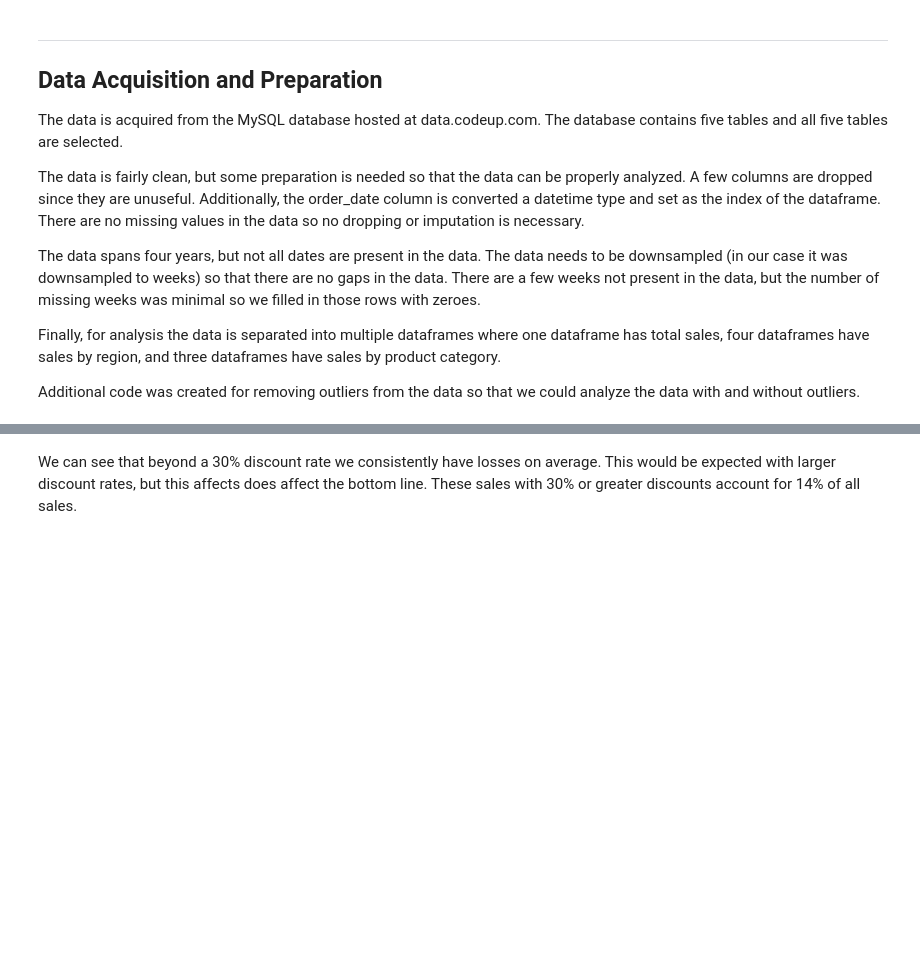
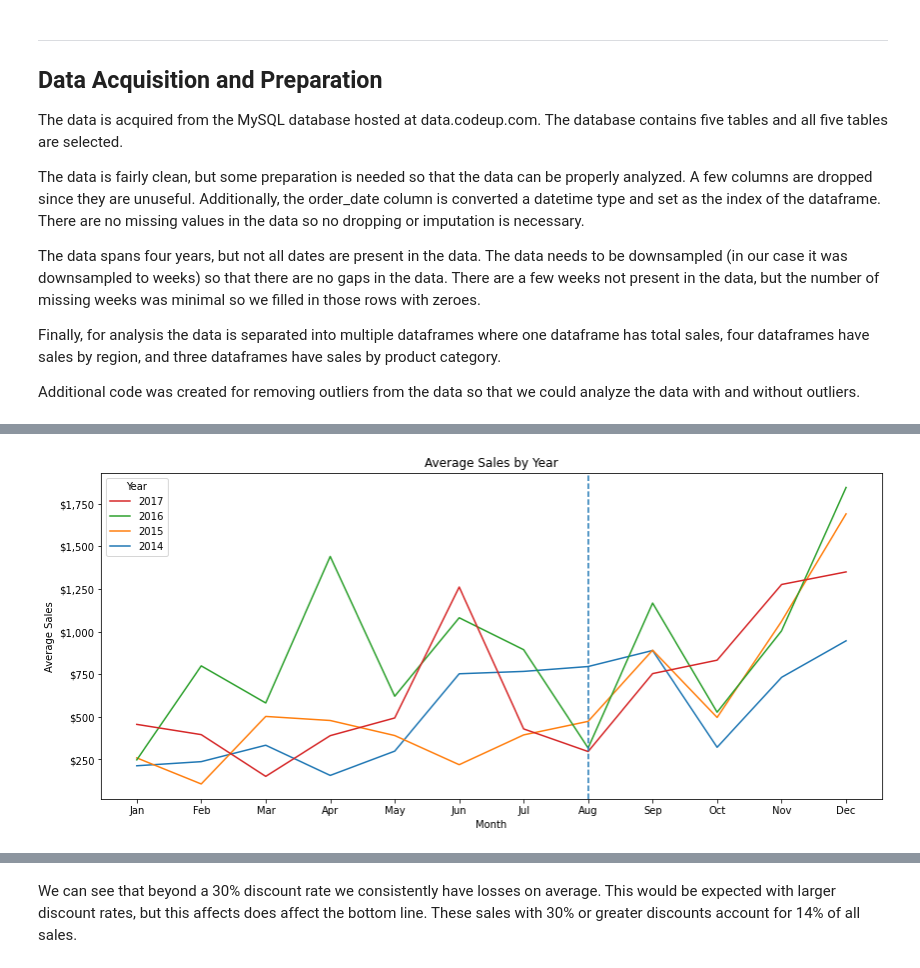
Before and after one commit to Innis-Superstore-Sales/time-series-project, a Jupyter notebook: superstore_sales_report.ipynb, the cells around one changed output, grey strips where cells are left out. Cells and saved outputs as stored; diff of their text form; code cells hidden in the pictures; blank space fills up the shorter version.

```diff
--- a/superstore_sales_report.ipynb
+++ b/superstore_sales_report.ipynb
@@ -79,0 +74,6 @@ Here we want to determine if there is a relationship between the discount featur
+# %%
+# Here we'll create a seasonal plot of average sales by year.
+
+seasonal_plot_average_sales(superstore)
+# %% [output]
+[figure, added]
```
Also changed, not shown: parts of 24 cells of this notebook, 3 other files.
